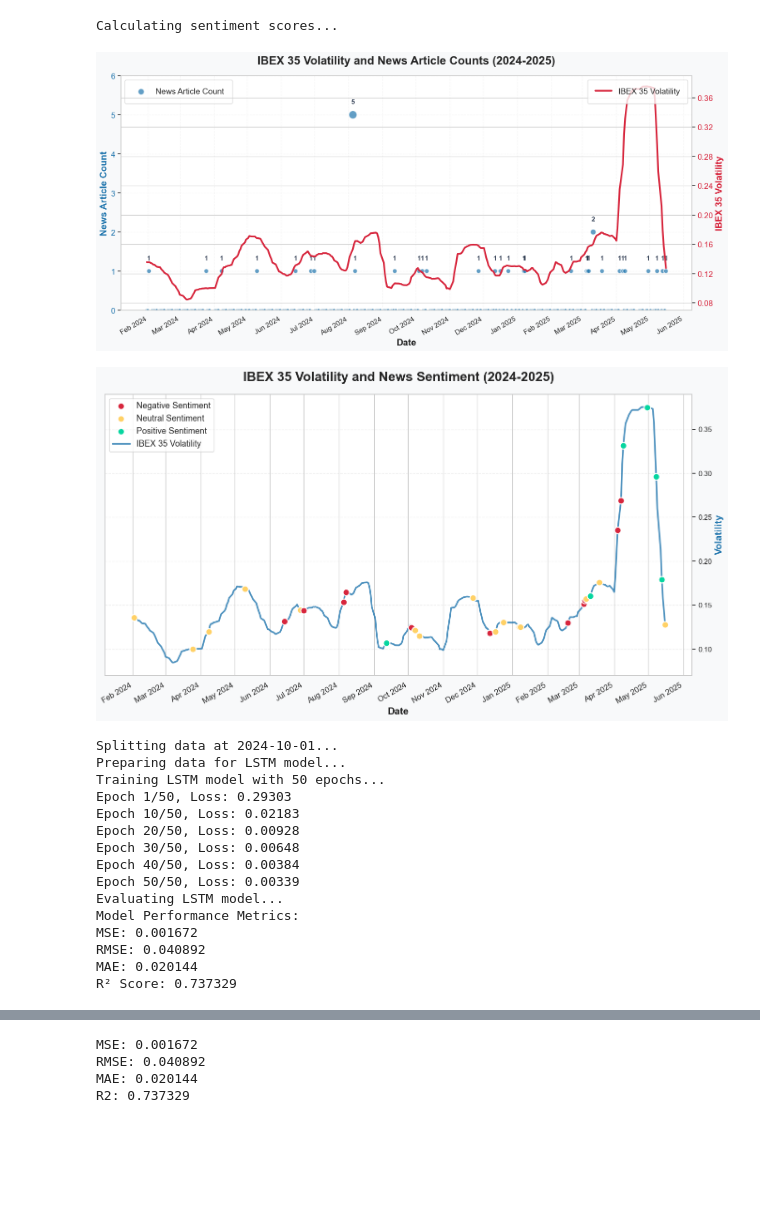
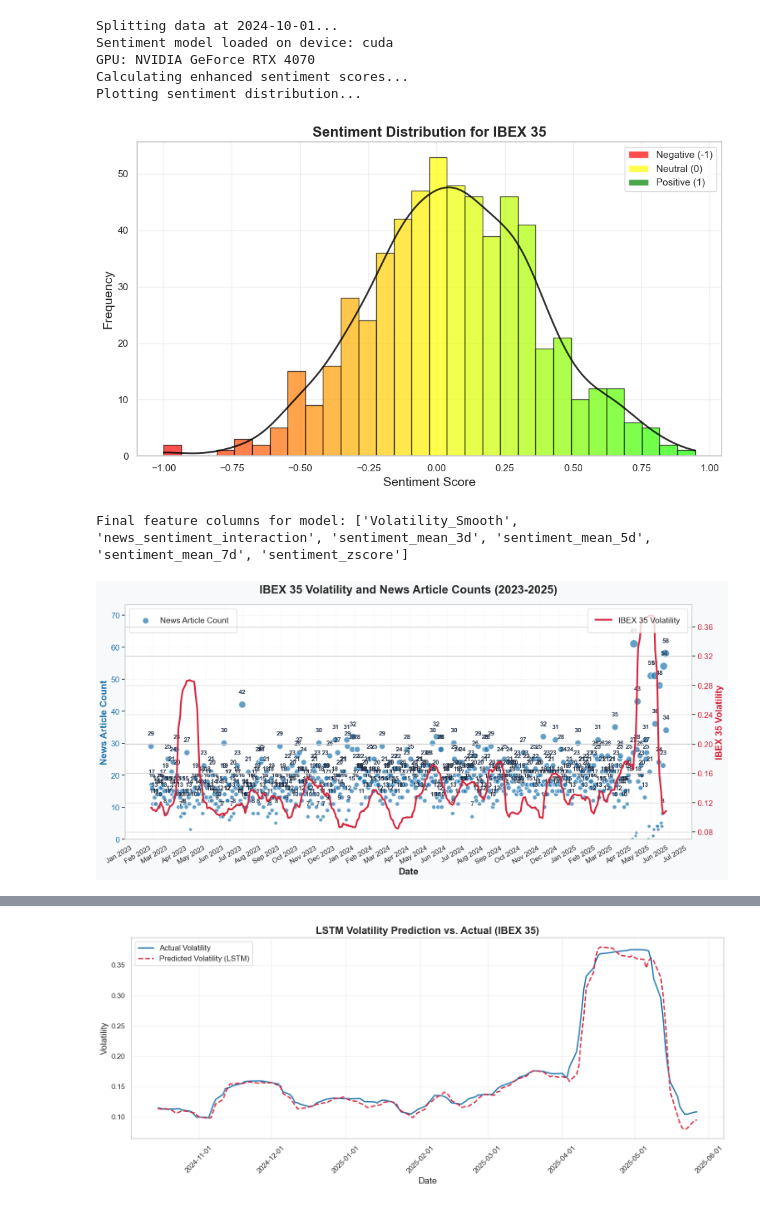
Before and after one commit to nestorojeda/DistilBERTFinancialSentiment, a Jupyter notebook: notebooks/5_volatility_analysis_ibex.ipynb, the cells around one changed output, grey strips where cells are left out. Drawn from its saved outputs; the diff is of its cells as text; code cells hidden in the pictures; blank space fills up the shorter version.

Commit message:
Run volatility notebooks

```diff
--- a/notebooks/5_volatility_analysis_ibex.ipynb
+++ b/notebooks/5_volatility_analysis_ibex.ipynb
@@ -18,11 +18,14 @@ import yfinance
 # %%
 # Configuration parameters
-FETCH_DATA = True  # Set to True to fetch new news data
-FROM = "2024-01-01"
-TO = "2025-12-31"
+FETCH_DATA = False  # Set to True to fetch new news data
+FROM, TO = "2023-01-01", "2025-12-31"
 CUT = "2024-10-01"  # Date to split train/test data
 TOPIC = "BUSINESS"
 MARKET_NAME = "IBEX 35"
+WINDOW = 7
+EPOCHS = 200
+LSTM_TYPE = "simple"  # Options: "improved", "simple"
+USE_TECHNICAL_INDICATORS = False
 # %%
 keywords = [
     "IBEX",  # IBEX 35
@@ -106,13 +98,19 @@ Fetched 60 news articles
 # %%
+import yfinance
+
 # Fetch IBEX 35 market data using yfinance
 ibex35 = yfinance.Ticker("^IBEX")
 ibex35_data = ibex35.history(start=FROM, end=TO, interval="1d", auto_adjust=True)
 ibex35_data = ibex35_data.reset_index()  # Convert index to column
-ibex35_data = ibex35_data[["Date", "Close"]].copy()
 ibex35_data["Returns"] = ibex35_data["Close"].pct_change()
 ibex35_data["Volatility"] = ibex35_data["Returns"].rolling(window=21).std() * np.sqrt(252)
 ibex35_data = ibex35_data.dropna().reset_index(drop=True)
 
+# remove hours from the date
+ibex35_data["Date"] = ibex35_data["Date"].dt.date
+
+# remove hours from the date in news_df
+news_df["date"] = news_df["date"].dt.date
+
 print(f"Loaded {len(ibex35_data)} days of IBEX 35 market data")
-ibex35_data.head()
 # %% [output]
@@ -126,33 +118,24 @@ Loaded 332 days of IBEX 35 market data
 # %%
 # Run the volatility analysis pipeline
 results = run_volatility_pipeline(
     news_df=news_df,
     stock_data=ibex35_data,
     market_name=MARKET_NAME,
     cut_date=CUT,
     output_dir="../news",
     seq_len=10,
-    epochs=50,
-    batch_size=16,
+    epochs=EPOCHS,
     learning_rate=0.001,
-    verbose=True
+    verbose=True,
+    use_technical_indicators=USE_TECHNICAL_INDICATORS,
+    lstm_type=LSTM_TYPE,
 )
 # %% [output]
-Calculating sentiment scores...
+Splitting data at 2024-10-01...
+Sentiment model loaded on device: cuda
+GPU: NVIDIA GeForce RTX 4070
+Calculating enhanced sentiment scores...
+Plotting sentiment distribution...
-[figure, old version]
+[figure, new version]
+Final feature columns for model: ['Volatility_Smooth', 'news_sentiment_interaction', 'sentiment_mean_3d', 'sentiment_mean_5d', 'sentiment_mean_7d', 'sentiment_zscore']
-[figure, old version]
+[figure, new version]
-Splitting data at 2024-10-01...
-Preparing data for LSTM model...
-Training LSTM model with 50 epochs...
-Epoch 1/50, Loss: 0.29303
-Epoch 10/50, Loss: 0.02183
-Epoch 20/50, Loss: 0.00928
-Epoch 30/50, Loss: 0.00648
-Epoch 40/50, Loss: 0.00384
-Epoch 50/50, Loss: 0.00339
-Evaluating LSTM model...
-Model Performance Metrics:
-MSE: 0.001672
-RMSE: 0.040892
-MAE: 0.020144
-R² Score: 0.737329
@@ -160,11 +160,2 @@ R² Score: 0.737329
+[figure, added]
-# %%
-# Display model metrics
-metrics = results['metrics']
-for metric_name, value in metrics.items():
-    print(f"{metric_name}: {value:.6f}")
-# %% [output]
-MSE: 0.001672
-RMSE: 0.040892
-MAE: 0.020144
-R2: 0.737329
 # %%
```
Also changed, not shown: parts of 9 cells of this notebook, 2 other files.
